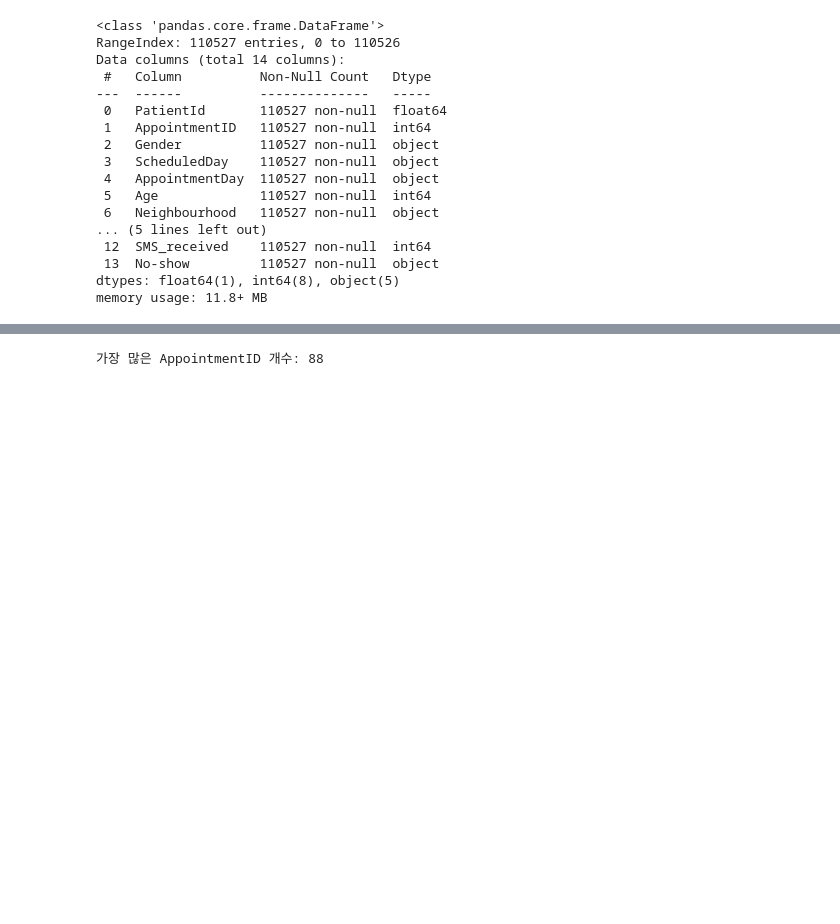
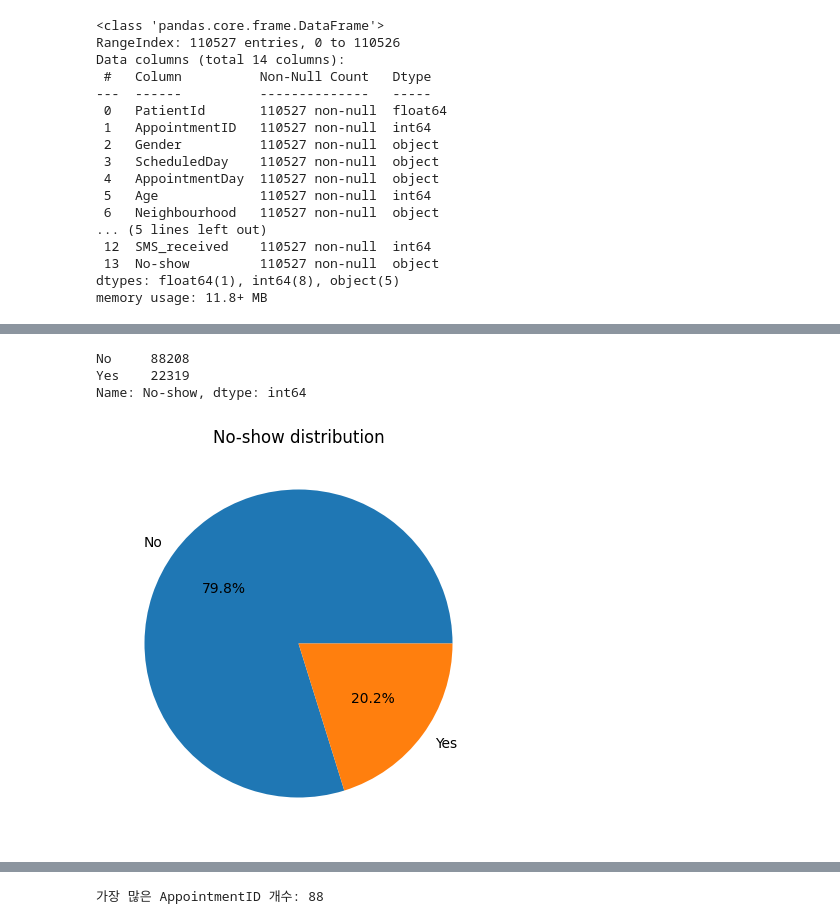
Before and after one commit to 5dongdong/PY_AI, a Jupyter notebook: NoShow_EDA.ipynb, the cells around one changed output, grey strips where cells are left out. Saved outputs shown, nothing was run; the diff lists cells and outputs as text; code cells hidden in the pictures; blank space fills up the shorter version.

```diff
--- a/NoShow_EDA.ipynb
+++ b/NoShow_EDA.ipynb
@@ -65,0 +78,3 @@ len(df['PatientId'].unique())
+# %%
+df.drop('AppointmentID', axis=1, inplace=True) # AppointmentID 열 제거
+df
@@ -65,0 +95,16 @@ len(df['PatientId'].unique())
+# %%
+print(df['No-show'].value_counts())
+# %% [output]
+No     88208
+Yes    22319
+Name: No-show, dtype: int64
+# %%
+# 'No-show'비율 그래프 확인
+no_show_counts = df['No-show'].value_counts()
+
+plt.figure(figsize=(5,5))  # 차트의 크기 설정
+plt.pie(no_show_counts, labels = no_show_counts.index, autopct='%1.1f%%')  # 파이 차트.
+plt.title('No-show distribution')  # 그래프 제목
+plt.show()
+# %% [output]
+[figure, added]
```
Also changed, not shown: parts of 11 cells of this notebook.
